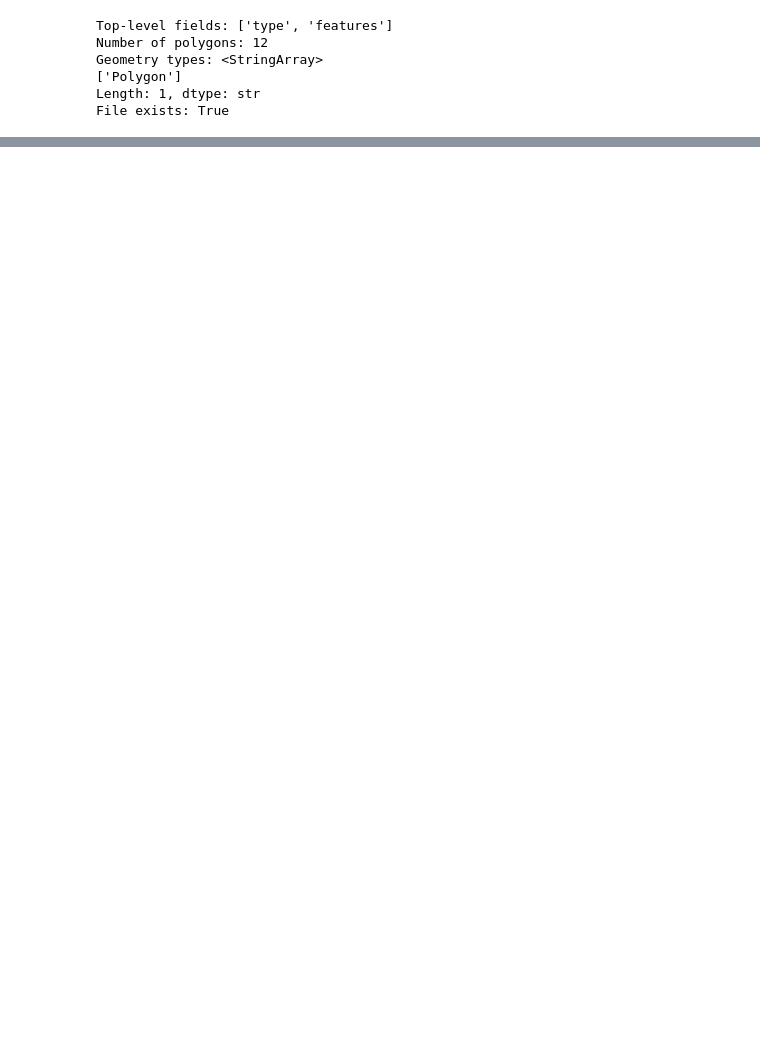
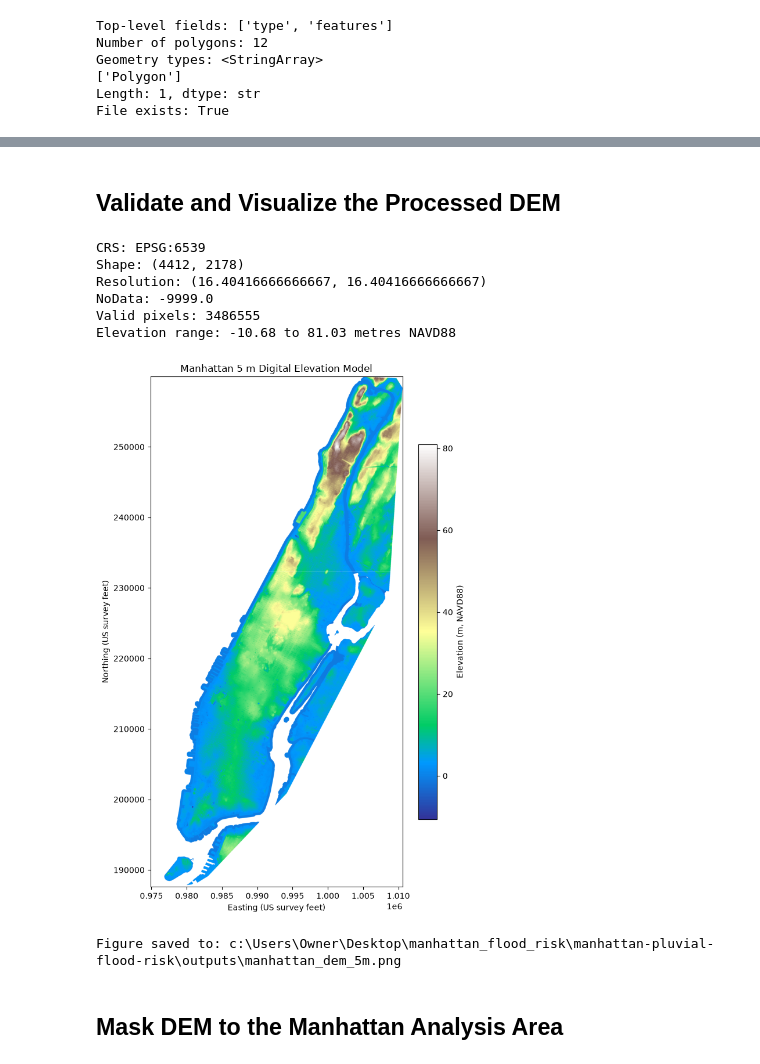
Before and after one commit to hjr998x/manhattan-pluvial-flood-risk, a Jupyter notebook: notebooks/03_terrain_data.ipynb, the cells around one changed output, grey strips where cells are left out. Saved outputs shown, nothing was run; the diff lists cells and outputs as text; code cells hidden in the pictures; blank space fills up the shorter version.

Commit message:
Process and validate Manhattan elevation data

```diff
--- a/notebooks/03_terrain_data.ipynb
+++ b/notebooks/03_terrain_data.ipynb
@@ -793,0 +477,75 @@ Valid pixels: 0
+# %% [markdown]
+## Validate and Visualize the Processed DEM
+# %%
+with rasterio.open(output_dem_path) as source:
+    saved_dem = source.read(1, masked=True)
+    saved_bounds = source.bounds
+
+    print("CRS:", source.crs)
+    print("Shape:", saved_dem.shape)
+    print("Resolution:", source.res)
+    print("NoData:", source.nodata)
+    print("Valid pixels:", saved_dem.count())
+    print(
+        "Elevation range:",
+        round(float(saved_dem.min()), 2),
+        "to",
+        round(float(saved_dem.max()), 2),
+        "metres NAVD88",
+    )
+# %% [output]
+CRS: EPSG:6539
+Shape: (4412, 2178)
+Resolution: (16.40416666666667, 16.40416666666667)
+NoData: -9999.0
+Valid pixels: 3486555
+Elevation range: -10.68 to 81.03 metres NAVD88
+# %%
+import matplotlib.pyplot as plt
+
+figure, axis = plt.subplots(figsize=(7, 12))
+
+image = axis.imshow(
+    saved_dem,
+    cmap="terrain",
+    extent=[
+        saved_bounds.left,
+        saved_bounds.right,
+        saved_bounds.bottom,
+        saved_bounds.top,
+    ],
+    origin="upper",
+)
+
+colorbar = figure.colorbar(
+    image,
+    ax=axis,
+    shrink=0.7,
+)
+
+colorbar.set_label("Elevation (m, NAVD88)")
+
+axis.set_title("Manhattan 5 m Digital Elevation Model")
+axis.set_xlabel("Easting (US survey feet)")
+axis.set_ylabel("Northing (US survey feet)")
+
+output_figure_path = (
+    PROJECT_ROOT
+    / "outputs"
+    / "manhattan_dem_5m.png"
+)
+
+figure.savefig(
+    output_figure_path,
+    dpi=300,
+    bbox_inches="tight",
+)
+
+plt.show()
+
+print("Figure saved to:", output_figure_path)
+# %% [output]
+[figure, added]
+Figure saved to: c:\Users\Owner\Desktop\manhattan_flood_risk\manhattan-pluvial-flood-risk\outputs\manhattan_dem_5m.png
+# %% [markdown]
+## Mask DEM to the Manhattan Analysis Area
```
Also changed, not shown: parts of 31 cells of this notebook, 1 other file.
